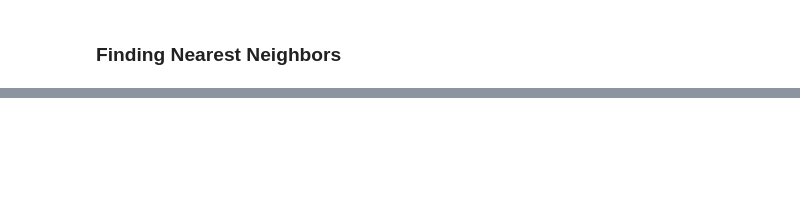
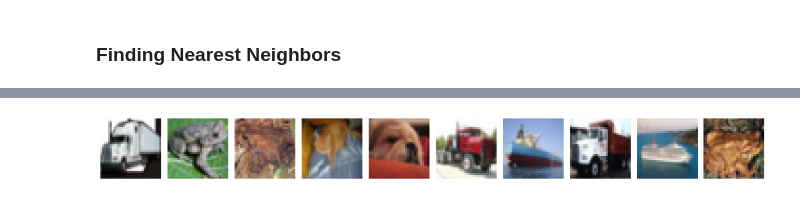
Before and after one commit to ahsanmemon/Unsupervised-Classification-Tensorflow, a Jupyter notebook: CIFAR 100/3 - Resnet 18 Classification with RotNet.ipynb, the cells around one changed output, grey strips where cells are left out. Saved outputs shown, nothing was run; the diff lists cells and outputs as text; code cells hidden in the pictures; blank space fills up the shorter version.

```diff
--- a/CIFAR 100/3 - Resnet 18 Classification with RotNet.ipynb
+++ b/CIFAR 100/3 - Resnet 18 Classification with RotNet.ipynb
@@ -176,6 +146,2 @@ Embeddings shape (100, 128)
 # %% [markdown]
 <h3>Finding Nearest Neighbors</h3>
-# %%
-nn = utils.CLusteringNN(model, n_neighbors=5)
-nn.fit(images)
-print(nn.get_neighbors_indexes(images[0]))
@@ -298,0 +187,10 @@ cluster_associations = semantic_clustering_model.predict(X_train)
+# %%
+plt.figure(figsize=(15, 3))
+for i, image in enumerate(images.numpy()[indices[9]]):
+#     print(image.shape)
+    plt.subplot(1,indices.shape[1],i+1)
+    plt.axis('off')
+    plt.imshow(image)
+plt.tight_layout()
+# %% [output]
+[figure, added]
```
Also changed, not shown: parts of 22 cells of this notebook, 3 other files.
